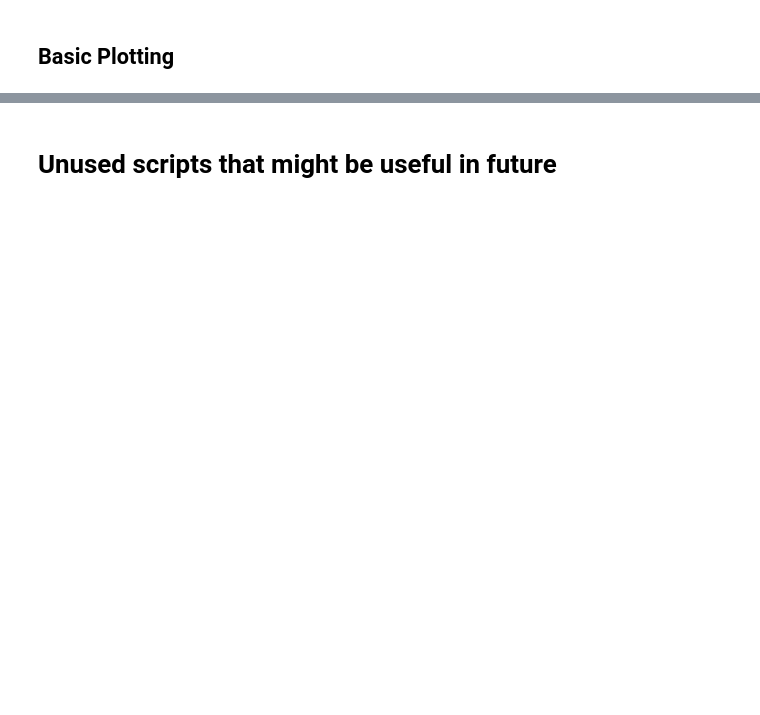
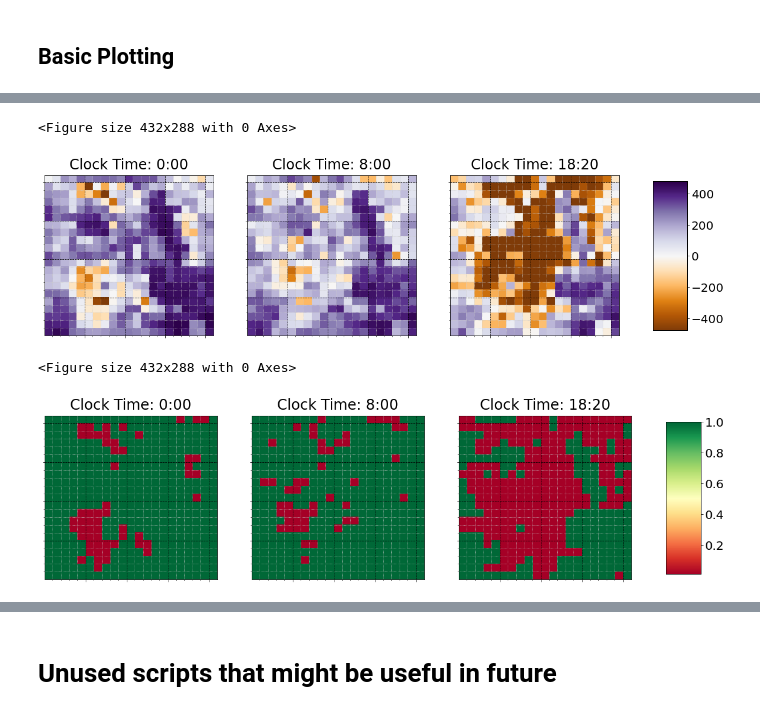
Before and after one commit to ennioVisco/bayesformal-archive, a Jupyter notebook: analyzer.ipynb, the cells around one changed output, grey strips where cells are left out. Saved outputs shown, nothing was run; the diff lists cells and outputs as text; code cells hidden in the pictures; blank space fills up the shorter version.

```diff
--- a/analyzer.ipynb
+++ b/analyzer.ipynb
@@ -338,0 +334,14 @@ HTTPError: ignored
+# %%
+# Example plotting of specific trajectory, i.e. n.010
+# Change the `pre` depending on the property, and the `n` depending on the trajectory
+pre = "p1"
+n = "010"
+files = [f"{pre}/r_{n}_K500_grid_21x21_T_144", f"{pre}/s_{n}_K500_grid_21x21_T_144"]
+
+multi_snap_printer(files[0], interesting_snaps, width=0.040, left=0.84, cmap='PuOr', symmetric=True)
+multi_snap_printer(files[1], interesting_snaps, width=0.040, left=0.84, smax=1.0, smin=0.01, cmap='RdYlGn')
+# %% [output]
+<Figure size 432x288 with 0 Axes>
+[figure, added]
+<Figure size 432x288 with 0 Axes>
+[figure, added]
```
Also changed, not shown: parts of 31 cells of this notebook.
